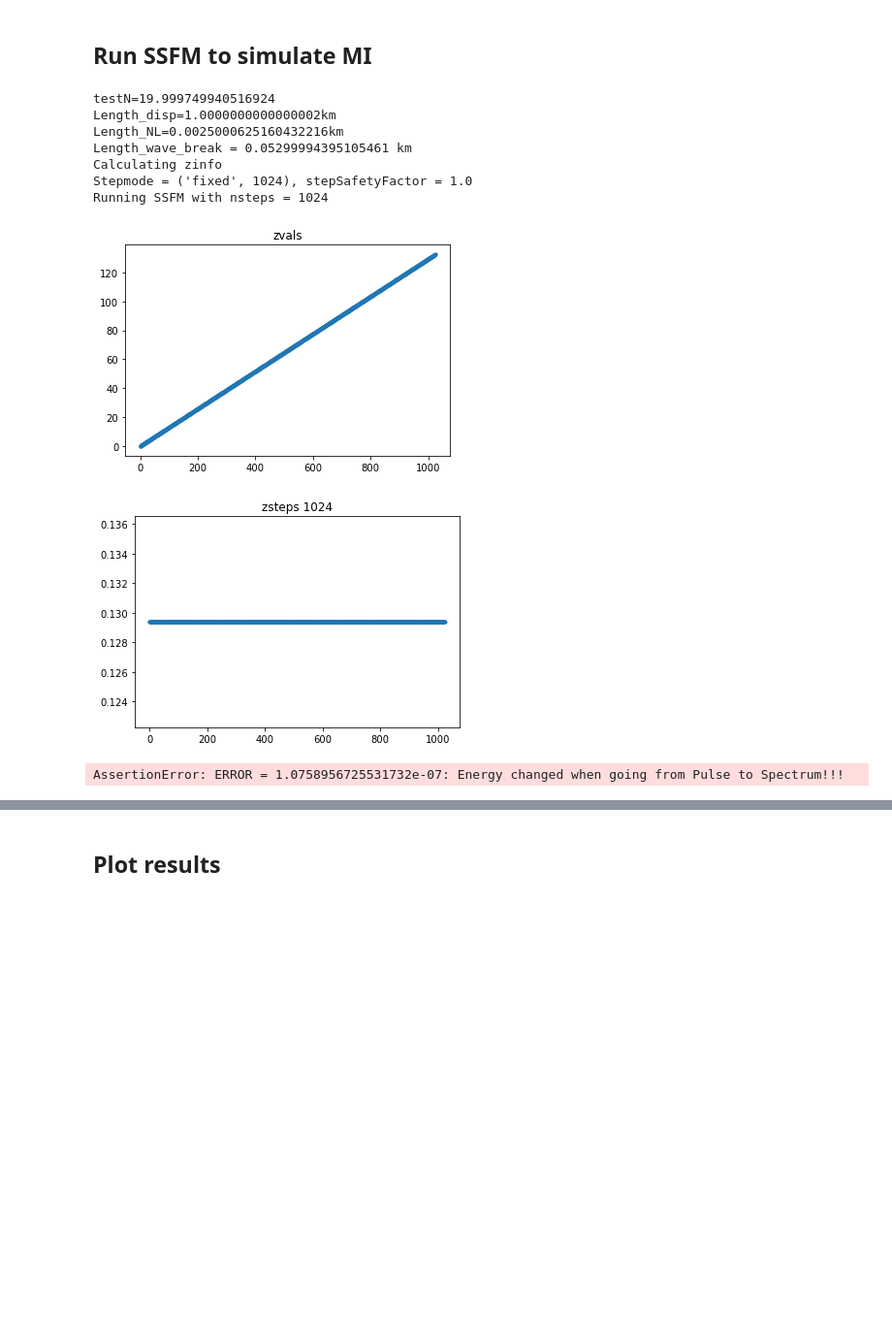
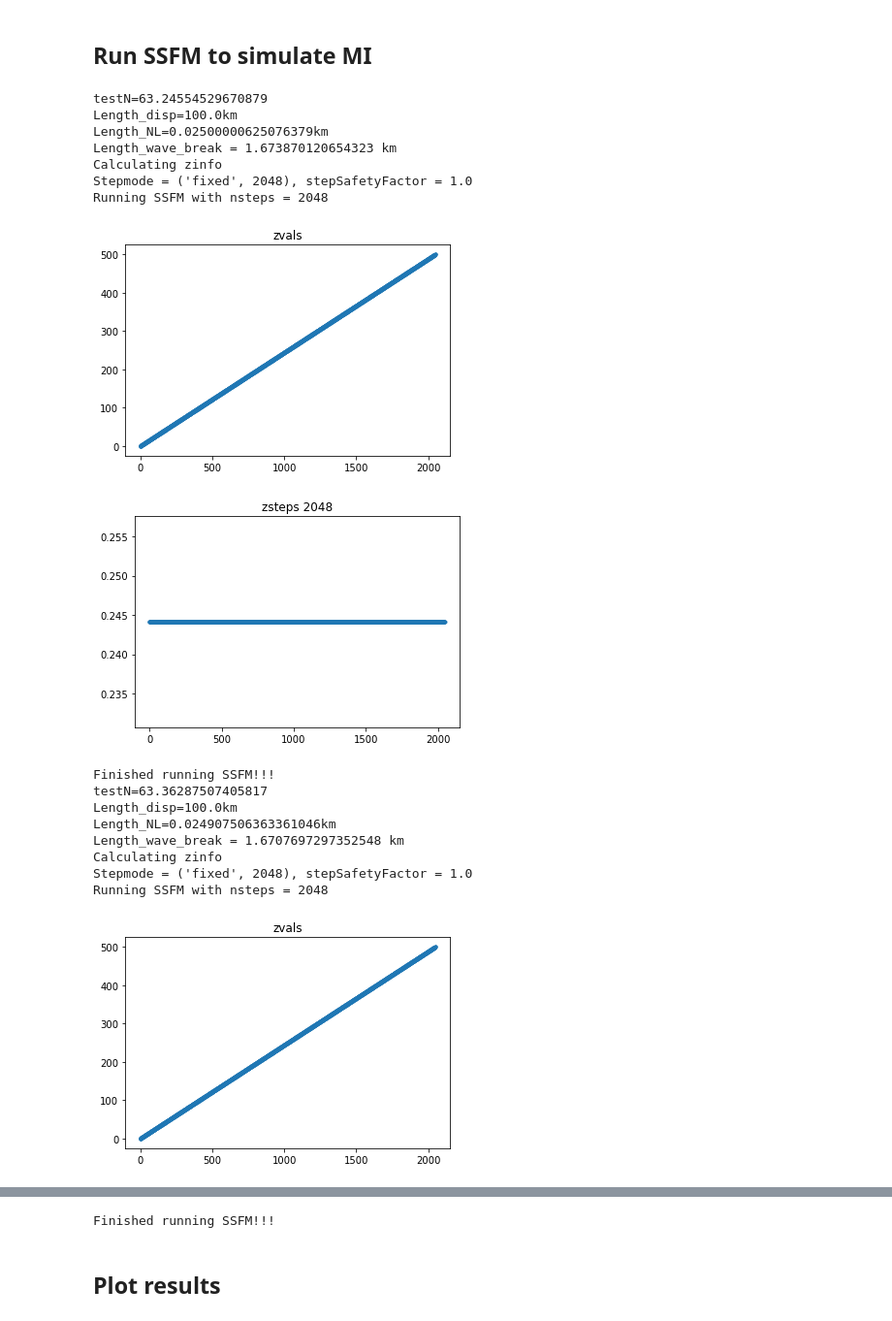
Before and after one commit to OleKrarup123/NLSE-vector-solver, a Jupyter notebook: ModulationInstability.ipynb, the cells around one changed output, grey strips where cells are left out. Shown: that part at 97% size. Cells and saved outputs as stored; diff of their text form; code cells hidden in the pictures; blank space fills up the shorter version.

```diff
--- a/ModulationInstability.ipynb
+++ b/ModulationInstability.ipynb
@@ -29,7 +29,7 @@ from ssfm_functions import *
 # %% [markdown]
 ## Initialize timebase
 # %%
-N  = 2**13 #Number of points
+N  = 2**14 #Number of points
 dt = 0.1e-12 #Time resolution [s]
 
 timeFreq_test=timeFreq_class(N,dt)
@@ -49,9 +49,9 @@ timeFreq_test=timeFreq_class(N,dt)
 
 
 #Define fiber parameters
-Length          = 132.5      #Fiber length in m
+Length          = 500      #Fiber length in m
 
-gamma           = 400e-3     #Nonlinearity parameter in 1/W/m
+gamma           = 40e-3     #Nonlinearity parameter in 1/W/m
 beta2           = -100e3    #Dispersion in fs^2/m (units typically used when referring to beta2)
 beta2          *= (1e-30)  #Convert fs^2 to s^2 so everything is in SI units
 alpha_dB_per_m  = 0.0e-3   #Power attenuation coeff in decibel per m. Usual value at 1550nm is 0.2 dB/km
@@ -134,23 +160,31 @@ plt.show()
 # %% [markdown]
 ## Choose step configuration
 # %%
-MI_stepConfig=("fixed",2**10)
+MI_stepConfig=("fixed",2**11)
 # %% [markdown]
 ## Run SSFM to simulate MI
 # %%
 #https://prefetch.eu/know/concept/optical-wave-breaking/
 
 #Run SSFM
 ssfm_result_clean = SSFM(fiber,cleanInputSignal,stepConfig=MI_stepConfig)
-#ssfm_result_test = SSFM(fiber,testInputSignal,stepConfig=MI_stepConfig)
+ssfm_result_test = SSFM(fiber,testInputSignal,stepConfig=MI_stepConfig)
 # %% [output]
-testN=19.999749940516924
-Length_disp=1.0000000000000002km
-Length_NL=0.0025000625160432216km
-Length_wave_break = 0.05299994395105461 km
+testN=63.24554529670879
+Length_disp=100.0km
+Length_NL=0.02500000625076379km
+Length_wave_break = 1.673870120654323 km
 Calculating zinfo
-Stepmode = ('fixed', 1024), stepSafetyFactor = 1.0
-Running SSFM with nsteps = 1024
+Stepmode = ('fixed', 2048), stepSafetyFactor = 1.0
+Running SSFM with nsteps = 2048
-[figure, old version]
+[figure, new version]
-[figure, old version]
+[figure, new version]
-AssertionError: ERROR = 1.0758956725531732e-07: Energy changed when going from Pulse to Spectrum!!!
+Finished running SSFM!!!
+testN=63.36287507405817
+Length_disp=100.0km
+Length_NL=0.024907506363361046km
+Length_wave_break = 1.6707697297352548 km
+Calculating zinfo
+Stepmode = ('fixed', 2048), stepSafetyFactor = 1.0
+Running SSFM with nsteps = 2048
+[figure, added]
@@ -157,3 +192,4 @@ AssertionError: ERROR = 1.0758956725531732e-07: Energy changed when going from P
+Finished running SSFM!!!
 # %% [markdown]
 ## Plot results
 # %%
```
Also changed, not shown: parts of 7 cells of this notebook, 1 other file.
